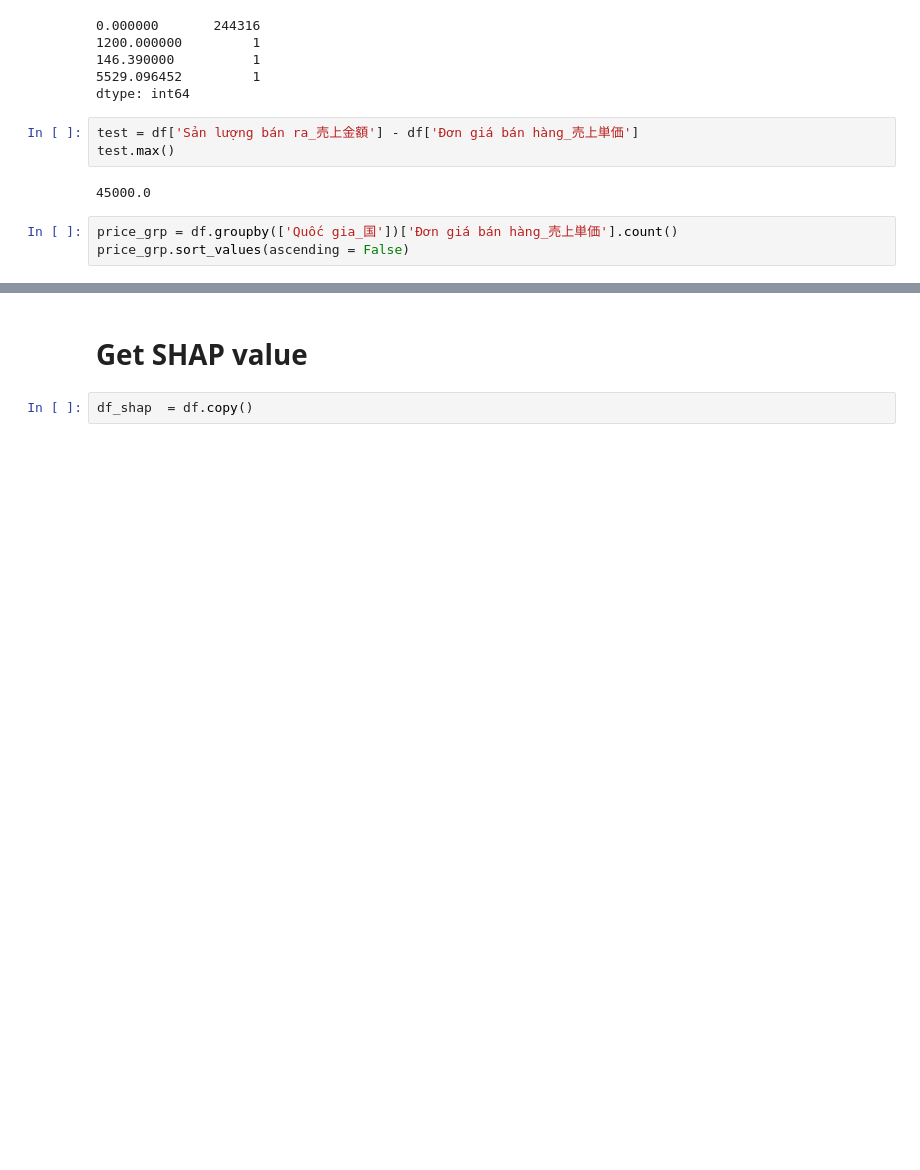
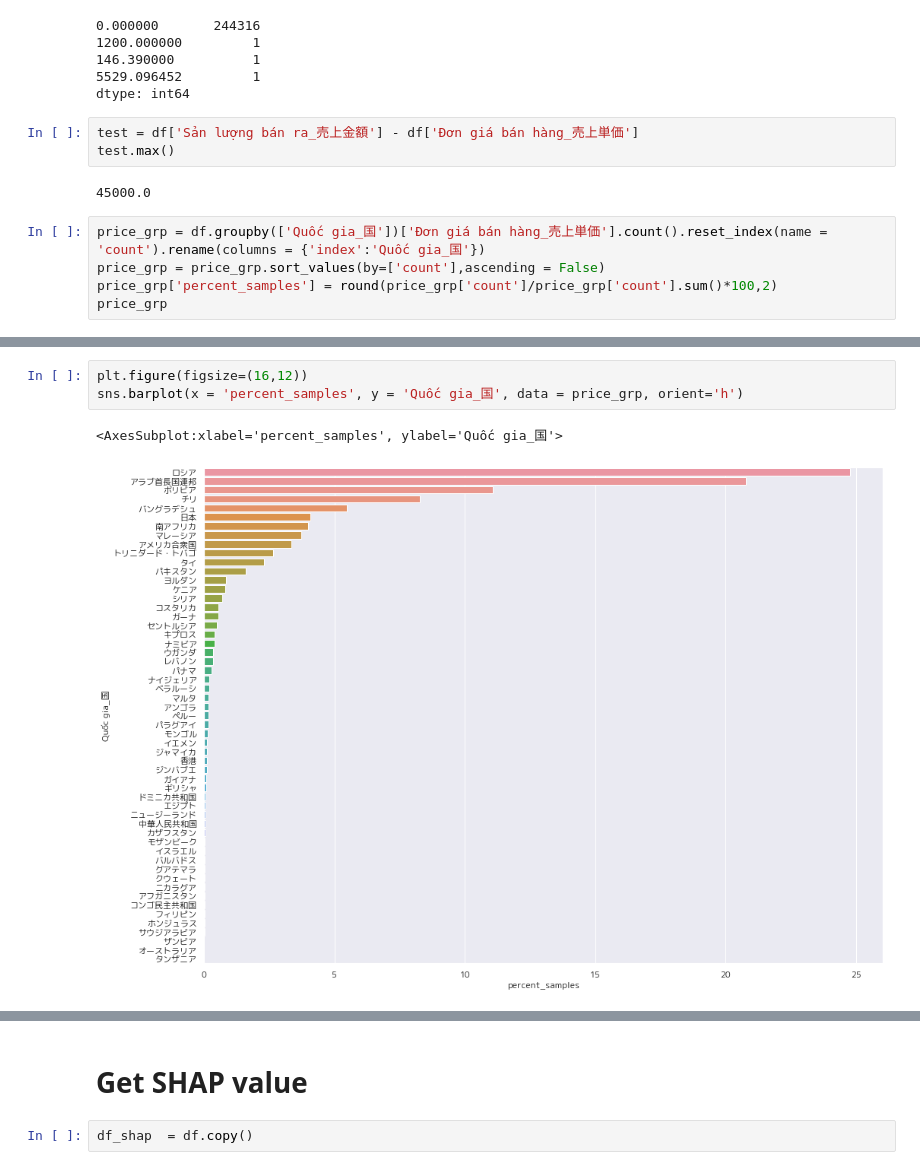
Before and after one commit to linhvu2661998/kaiho_v3, a Jupyter notebook: Improve_Performance_Model.ipynb, the cells around one changed output, grey strips where cells are left out. Drawn from its saved outputs; the diff is of its cells as text; blank space fills up the shorter version.

```diff
--- a/Improve_Performance_Model.ipynb
+++ b/Improve_Performance_Model.ipynb
@@ -176,6 +205,8 @@ test.max()
 # %% [output]
 45000.0
 # %%
-price_grp = df.groupby(['Quốc gia_国'])['Đơn giá bán hàng_売上単価'].count()
-price_grp.sort_values(ascending = False)
+price_grp = df.groupby(['Quốc gia_国'])['Đơn giá bán hàng_売上単価'].count().reset_index(name = 'count').rename(columns = {'index':'Quốc gia_国'})
+price_grp = price_grp.sort_values(by=['count'],ascending = False)
+price_grp['percent_samples'] = round(price_grp['count']/price_grp['count'].sum()*100,2)
+price_grp
 # %% [output]
@@ -198,0 +230,6 @@ Name: Đơn giá bán hàng_売上単価, dtype: int64
+# %%
+plt.figure(figsize=(16,12))
+sns.barplot(x = 'percent_samples', y = 'Quốc gia_国', data = price_grp, orient='h')
+# %% [output]
+<AxesSubplot:xlabel='percent_samples', ylabel='Quốc gia_国'>
+[figure, added]
```
Also changed, not shown: parts of 27 cells of this notebook, 3 other files.
